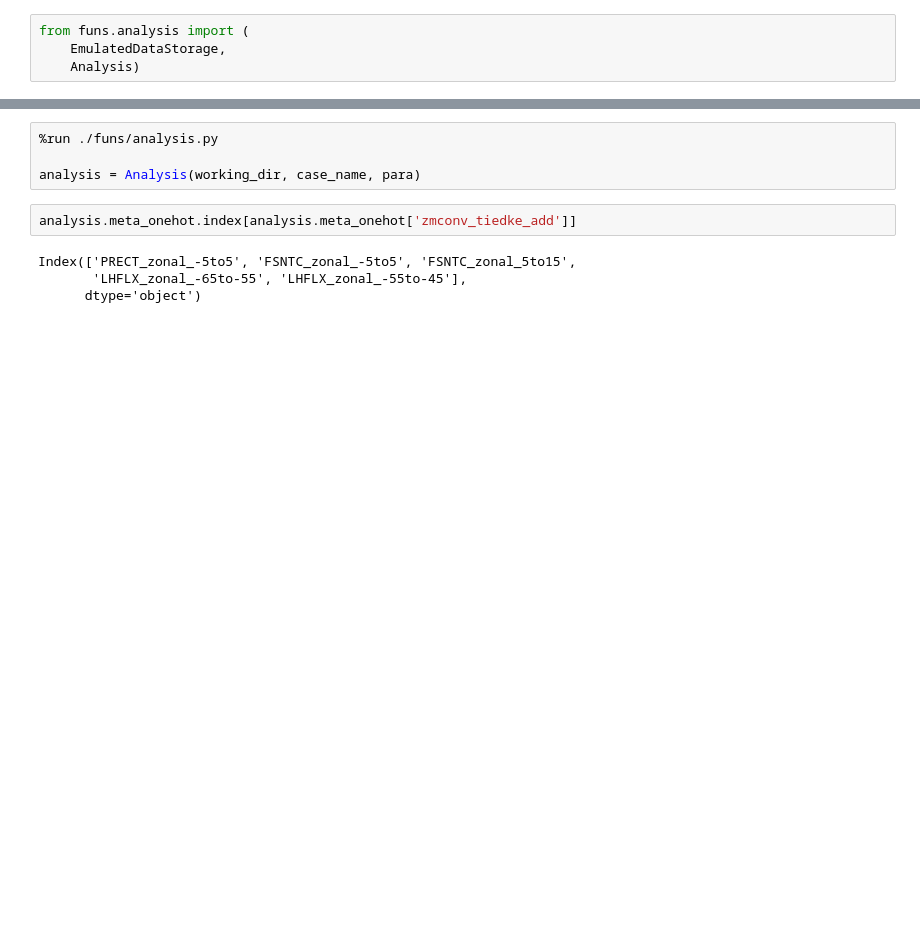
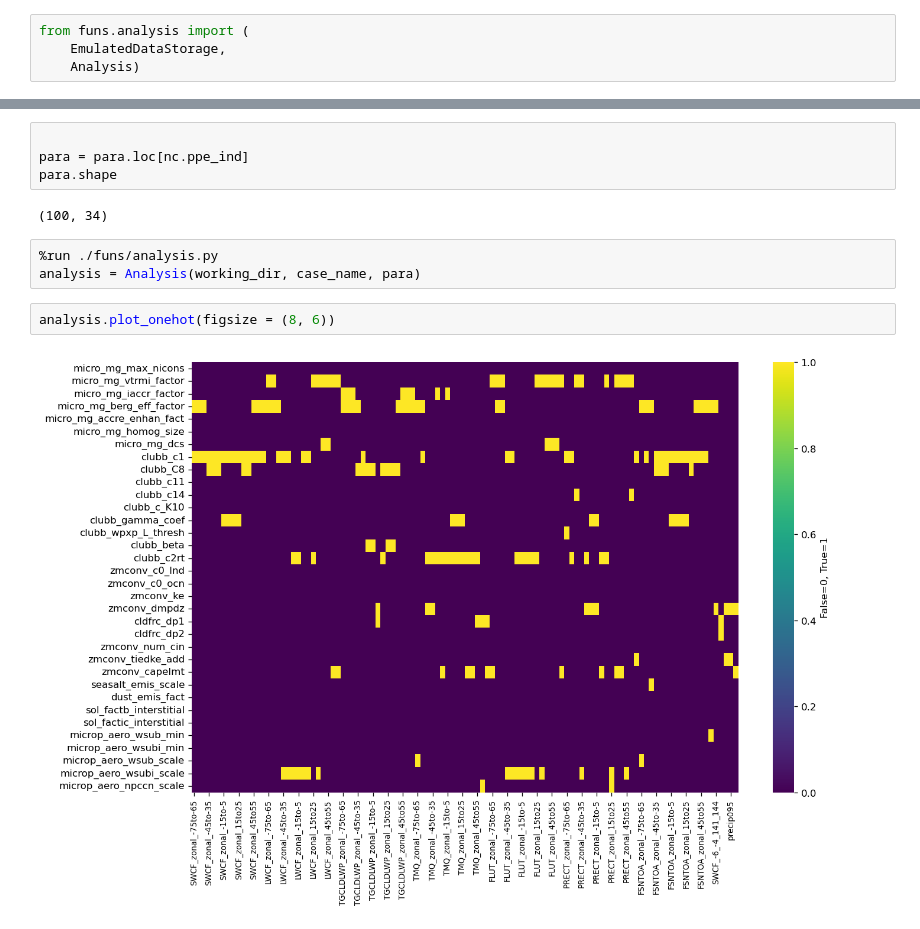
Before and after one commit to yiqioyang/proj2dhullsampler, a Jupyter notebook: analyzing.ipynb, the cells around one changed output, grey strips where cells are left out. Saved outputs shown, nothing was run; the diff lists cells and outputs as text; blank space fills up the shorter version.

```diff
--- a/analyzing.ipynb
+++ b/analyzing.ipynb
@@ -30,10 +48,13 @@ para = pd.read_csv("/glade/work/qingyuany/cam7_tuning/cam7/para/ppe0_original_sc
+# %%
+
+para = para.loc[nc.ppe_ind]
+para.shape
+# %% [output]
+(100, 34)
 # %%
 %run ./funs/analysis.py
-
 analysis = Analysis(working_dir, case_name, para)
-# %%
-analysis.meta_onehot.index[analysis.meta_onehot['zmconv_tiedke_add']]
-# %% [output]
-Index(['PRECT_zonal_-5to5', 'FSNTC_zonal_-5to5', 'FSNTC_zonal_5to15',
-       'LHFLX_zonal_-65to-55', 'LHFLX_zonal_-55to-45'],
-      dtype='object')
+# %%
+analysis.plot_onehot(figsize = (8, 6))
+# %% [output]
+[figure, added]
```
Also changed, not shown: parts of 17 cells of this notebook, 6 other files.
